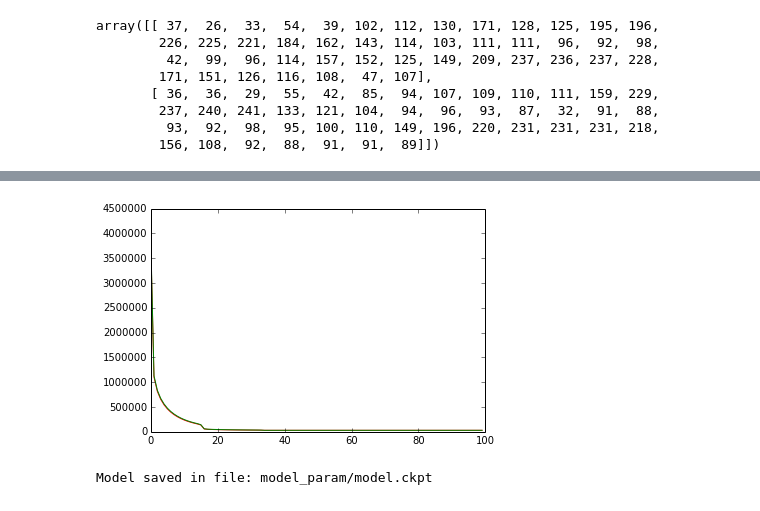
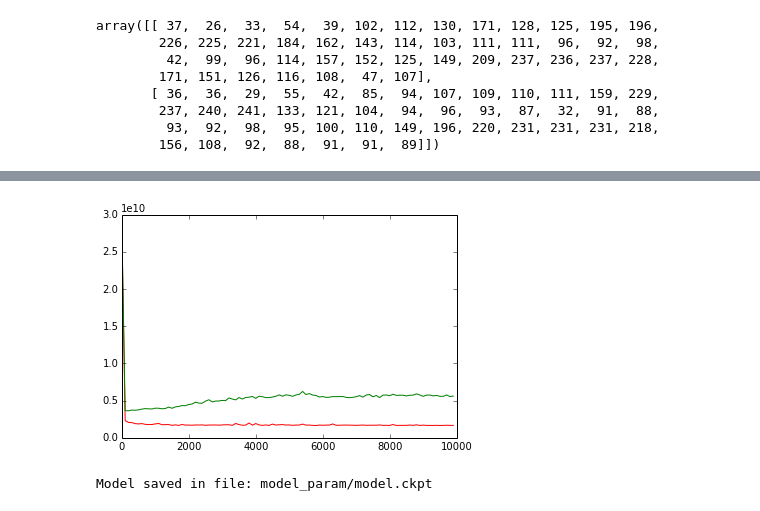
Before and after one commit to jay1204/Feature-based-Similarity-Search-for-Time-Series, a Jupyter notebook: tensorFlow/Feature-based Similarity Search.ipynb, the cells around one changed output, grey strips where cells are left out. Drawn from its saved outputs; the diff is of its cells as text; code cells hidden in the pictures.

```diff
--- a/tensorFlow/Feature-based Similarity Search.ipynb
+++ b/tensorFlow/Feature-based Similarity Search.ipynb
@@ -103,6 +105,6 @@ sess = tf.InteractiveSession()
 # %%
 # set the number of nerons in hidden layers
-numFeatureMaps = 10
+numFeatureMaps = 100
 # %%
 # generate the flow graph.
 # create two variable placehold, x for the training features,
@@ -140,10 +142,10 @@ h_conv1 = tf.nn.relu(conv2d(x_ts, W_conv1) + b_conv1)
 # define the cost function: (dtw-euclidean(timeseries1 new features, timeseries2 new features))^2
 h_conv1_flat = tf.reshape(h_conv1,[-1, 2 * numFeatureMaps])
 h_conv1_flat_diff = tf.square(tf.sub(h_conv1_flat[:,:numFeatureMaps],h_conv1_flat[:,numFeatureMaps:]))
-cost_function = tf.square(tf.sub(y_ ,tf.sqrt(tf.reduce_sum(h_conv1_flat_diff))))
+cost_function = tf.reduce_mean(tf.square(tf.sub(y_ ,tf.reduce_sum(h_conv1_flat_diff, 1, keep_dims=True))))
 # %%
 # specify the training optimizer for the model
-train_step = tf.train.AdagradOptimizer(1e-3).minimize(cost_function)
+train_step = tf.train.AdamOptimizer(1e-1).minimize(cost_function)
 # %%
 # initialize the model graph parameters
 sess.run(tf.initialize_all_variables())
@@ -157,13 +159,12 @@ for i in range(training_epochs):
     train_step.run(feed_dict={x:train_set1, y_:train_dtws})
     if i%100 == 0:
         train_err = cost_function.eval(feed_dict={x:train_set1, y_:train_dtws})
-        train_error.append(train_err.mean())
+        train_error.append(train_err)
         valid_err = cost_function.eval(feed_dict={x:valid_set1, y_:valid_dtws})
-        valid_error.append(valid_err.mean())
+        valid_error.append(valid_err)
         print("step %d, the mean error of the training data %g, vilidation data %g"%(i, train_error[-1], valid_error[-1]))
         #print h_conv1_flat.eval(feed_dict={x:test_set1})
         if valid_error[-1] < best_valid_error * 0.995:
-            best_valid_error = valid_error[-1]
-
-            saver = tf.train.Saver({"W_0": W_conv1, "b_0":b_conv1})
+            W_best = sess.run(W_conv1)
+            b_best = sess.run(b_conv1)
 # %% [output]
@@ -187,10 +188,10 @@ step 9900, the mean error of the training data 30111.6, vilidation data 29841
 # %%
-Xaxis = range(training_epochs/100)
+Xaxis = [x * 100 for x in range(training_epochs/100)]
 plt.plot(Xaxis, train_error, 'r',label='train error')
 plt.plot(Xaxis, valid_error, 'g',label='validation error')
 plt.show()
 # %% [output]
-[figure, old version]
+[figure, new version]
 # %%
 with tf.Session() as sess:
   sess.run(tf.initialize_all_variables())
```
Also changed, not shown: parts of 4 cells of this notebook, 4 other files.
